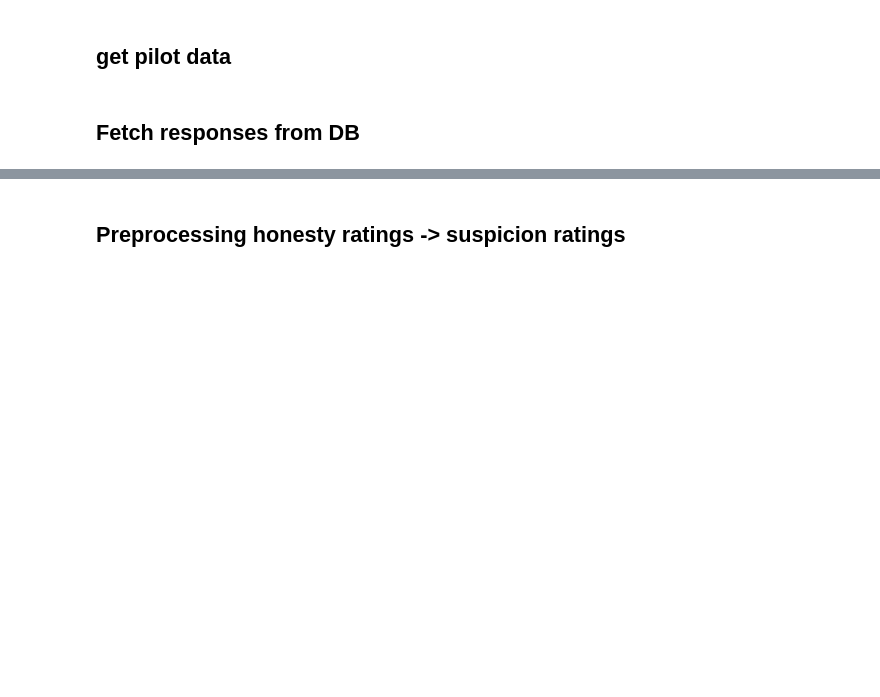
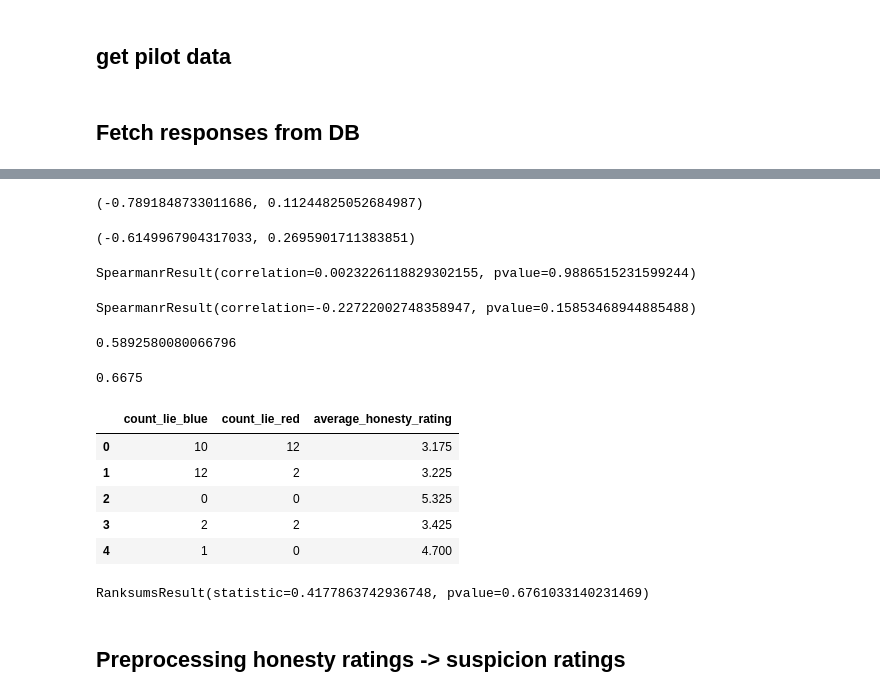
Before and after one commit to ucbtszh/suspicion-game, a Jupyter notebook: workbooks/read_from_firestore.ipynb, the cells around one changed output, grey strips where cells are left out. Cells and saved outputs as stored; diff of their text form; code cells hidden in the pictures; blank space fills up the shorter version.

```diff
--- a/workbooks/read_from_firestore.ipynb
+++ b/workbooks/read_from_firestore.ipynb
@@ -197,0 +223,2 @@ for index, subject in enumerate(refs):
+# %%
+lying_counts = pd.DataFrame(lying_counts)
@@ -197,0 +241,37 @@ for index, subject in enumerate(refs):
+# %%
+pearsonr(lying_counts['average_honesty_rating'], lying_counts['count_lie_blue'])
+# %% [output]
+(-0.7891848733011686, 0.11244825052684987)
+# %%
+pearsonr(lying_counts['average_honesty_rating'], lying_counts['count_lie_red'])
+# %% [output]
+(-0.6149967904317033, 0.2695901711383851)
+# %%
+spearmanr(lying_overview[0].lied_colour_probability, lying_overview[0].random_pick_colour)
+# %% [output]
+SpearmanrResult(correlation=0.0023226118829302155, pvalue=0.9886515231599244)
+# %%
+spearmanr(lying_overview[3].lied_colour_probability, lying_overview[0].random_pick_colour)
+# %% [output]
+SpearmanrResult(correlation=-0.22722002748358947, pvalue=0.15853468944885488)
+# %%
+lying_overview[3].lied_colour_probability[lambda x: x >0].std()
+# %% [output]
+0.5892580080066796
+# %%
+2.67/4
+# %% [output]
+0.6675
+# %%
+lying_counts
+# %% [output]
+|  | count_lie_blue | count_lie_red | average_honesty_rating |
+| 0 | 10 | 12 | 3.175 |
+| 1 | 12 | 2 | 3.225 |
+| 2 | 0 | 0 | 5.325 |
+| 3 | 2 | 2 | 3.425 |
+| 4 | 1 | 0 | 4.700 |
+# %%
+ranksums(lying_counts.count_lie_blue, lying_counts.count_lie_red)
+# %% [output]
+RanksumsResult(statistic=0.4177863742936748, pvalue=0.6761033140231469)
```
Also changed, not shown: parts of 48 cells of this notebook.
